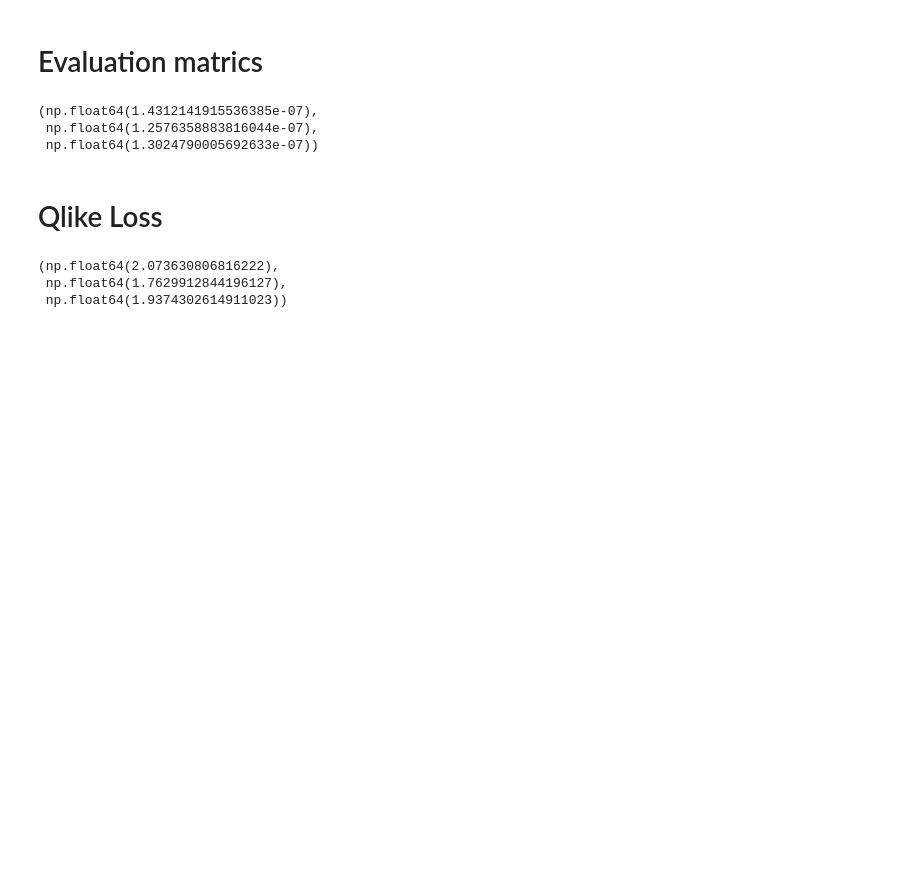
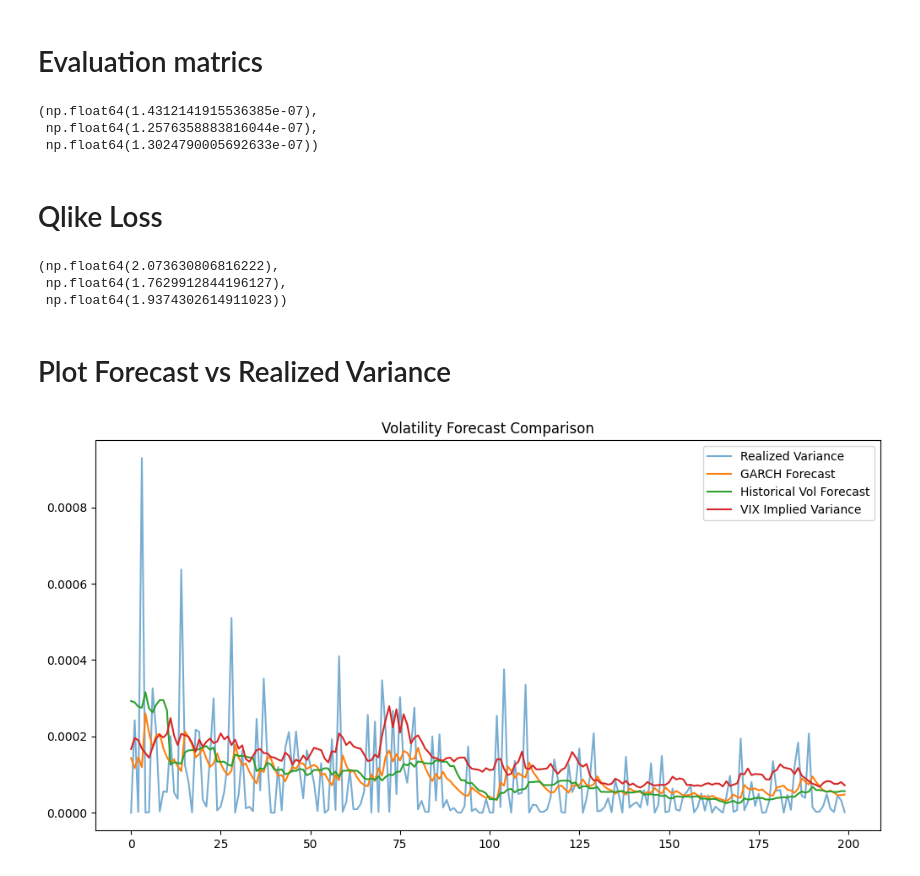
Before and after one commit to akhyear/GARCHVolatilityProject, a Jupyter notebook: notebooks/06_multistep_forecasting_and_backtesting.ipynb, the cells around one changed output. Drawn from its saved outputs; the diff is of its cells as text; code cells hidden in the pictures; blank space fills up the shorter version.

Commit message:
Plot Forecast vs Realized Variance

```diff
--- a/notebooks/06_multistep_forecasting_and_backtesting.ipynb
+++ b/notebooks/06_multistep_forecasting_and_backtesting.ipynb
@@ -151,3 +151,18 @@ qlike_garch, qlike_hv, qlike_vix
 (np.float64(2.073630806816222),
  np.float64(1.7629912844196127),
  np.float64(1.9374302614911023))
+# %% [markdown]
+# Plot Forecast vs Realized Variance
+# %%
+plt.figure(figsize=(12,6))
+
+plt.plot(realized_variance[:200], label="Realized Variance", alpha=0.6)
+plt.plot(garch_forecasts[:200], label="GARCH Forecast")
+plt.plot(hv_forecasts[:200], label="Historical Vol Forecast")
+plt.plot(vix_variance[:200], label="VIX Implied Variance")
+
+plt.legend()
+plt.title("Volatility Forecast Comparison")
+plt.show()
+# %% [output]
+[figure, added]
```
